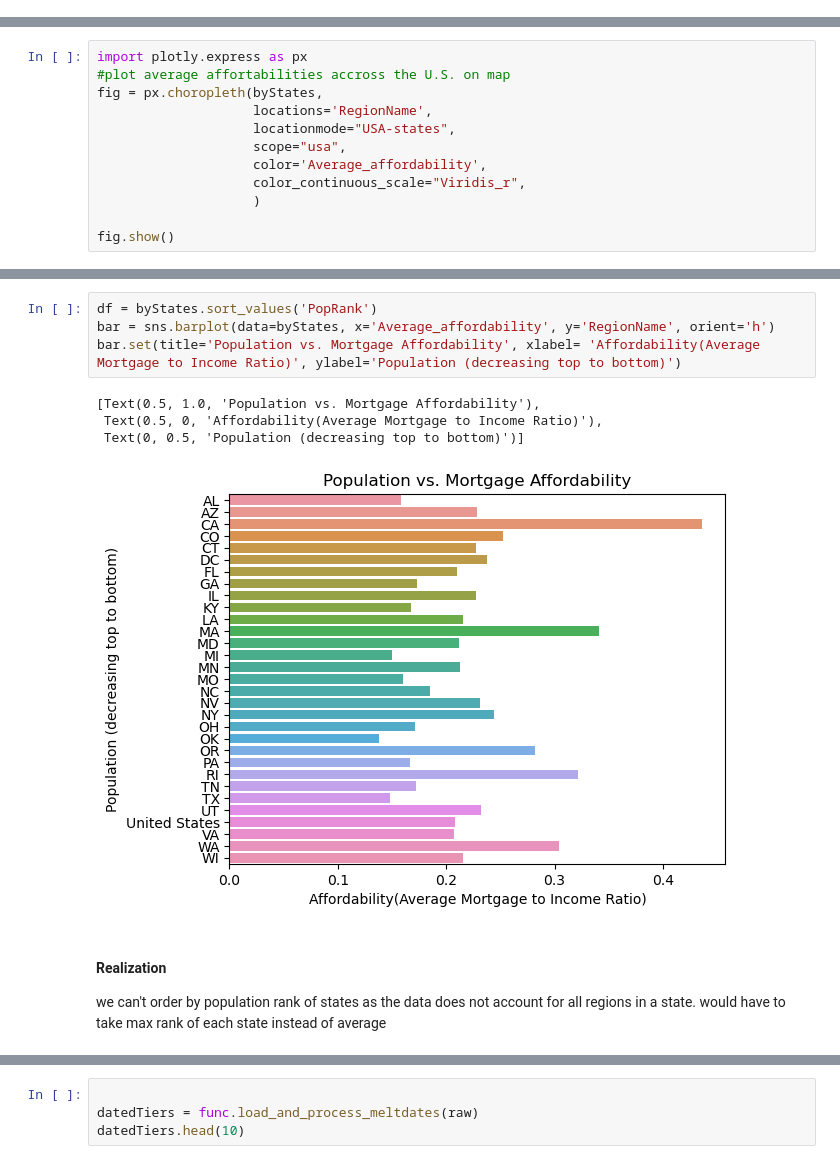
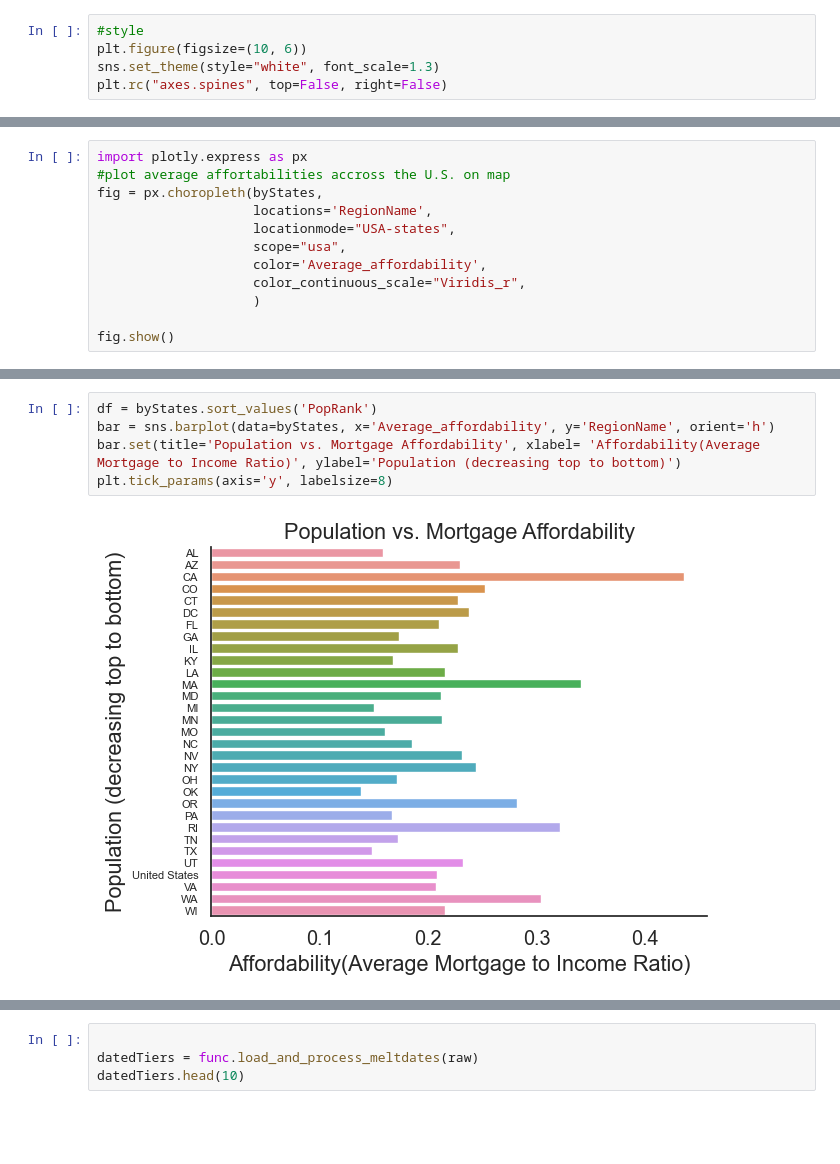
Before and after one commit to ubco-W2022T2-data301/project-group-therealgroup30, a Jupyter notebook: analysis/analysisWill.ipynb, the cells around one changed output, grey strips where cells are left out. Saved outputs shown, nothing was run; the diff lists cells and outputs as text; blank space fills up the shorter version.

```diff
--- a/analysis/analysisWill.ipynb
+++ b/analysis/analysisWill.ipynb
@@ -23,3 +18,8 @@ import matplotlib.pyplot as plt
 import sys
 sys.path.append('./code')
 import project_functions_will as func
+# %%
+#style
+plt.figure(figsize=(10, 6))
+sns.set_theme(style="white", font_scale=1.3)
+plt.rc("axes.spines", top=False, right=False)
@@ -148,13 +170,7 @@ fig.show()
 # %%
 df = byStates.sort_values('PopRank')
 bar = sns.barplot(data=byStates, x='Average_affordability', y='RegionName', orient='h')
 bar.set(title='Population vs. Mortgage Affordability', xlabel= 'Affordability(Average Mortgage to Income Ratio)', ylabel='Population (decreasing top to bottom)')
+plt.tick_params(axis='y', labelsize=8)
 # %% [output]
-[Text(0.5, 1.0, 'Population vs. Mortgage Affordability'),
- Text(0.5, 0, 'Affordability(Average Mortgage to Income Ratio)'),
- Text(0, 0.5, 'Population (decreasing top to bottom)')]
-[figure, old version]
+[figure, new version]
-# %% [markdown]
-#### Realization
-
-we can't order by population rank of states as the data does not account for all regions in a state. would have to take max rank of each state instead of average
```
Also changed, not shown: parts of 28 cells of this notebook, 4 other files.
